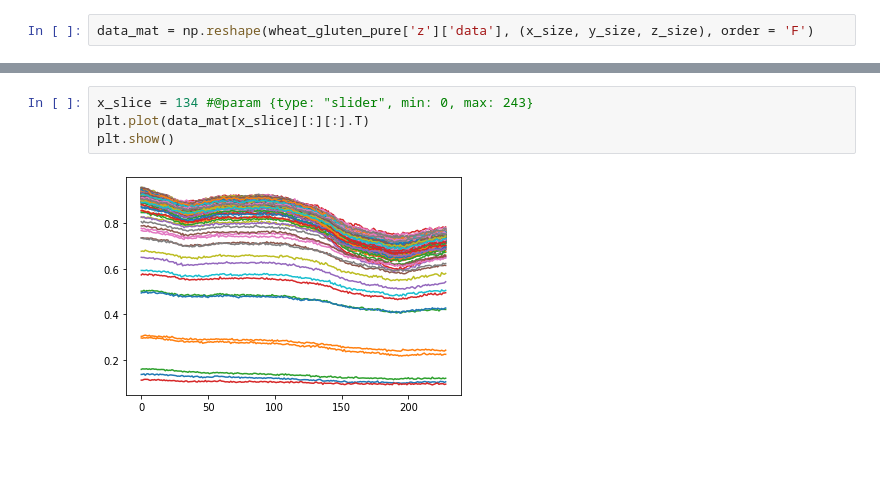
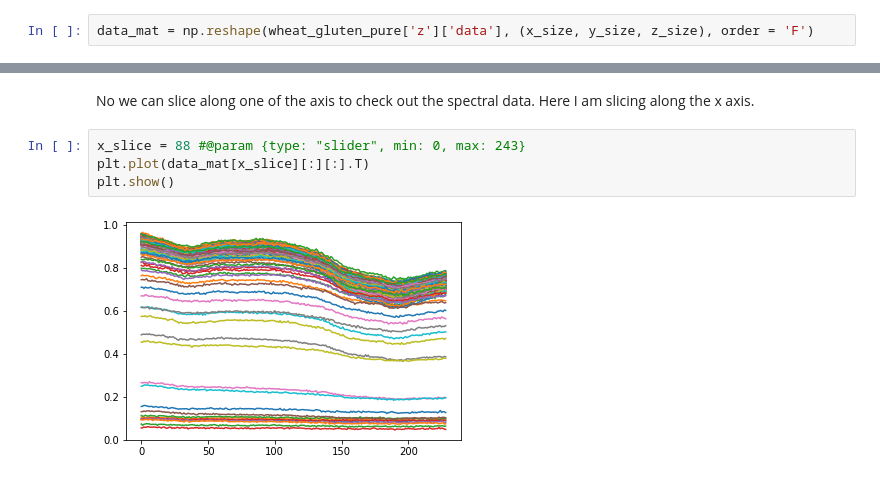
Before and after one commit to KeeganMcWW/ml-projects, a Jupyter notebook: IASIM2016_Challenege_ML.ipynb, the cells around one changed output, grey strips where cells are left out. Drawn from its saved outputs; the diff is of its cells as text; blank space fills up the shorter version.

```diff
--- a/IASIM2016_Challenege_ML.ipynb
+++ b/IASIM2016_Challenege_ML.ipynb
@@ -131,9 +133,11 @@ plt.imshow(data_mat.T[z_slice][:][:])
 plt.show()
 # %% [output]
 [figure]
+# %% [markdown]
+No we can slice along one of the axis to check out the spectral data. Here I am slicing along the x axis.
 # %%
-x_slice = 134 #@param {type: "slider", min: 0, max: 243}
+x_slice = 88 #@param {type: "slider", min: 0, max: 243}
 plt.plot(data_mat[x_slice][:][:].T)
 plt.show()
 # %% [output]
-[figure, old version]
+[figure, new version]
```
Also changed, not shown: parts of 2 cells of this notebook.
